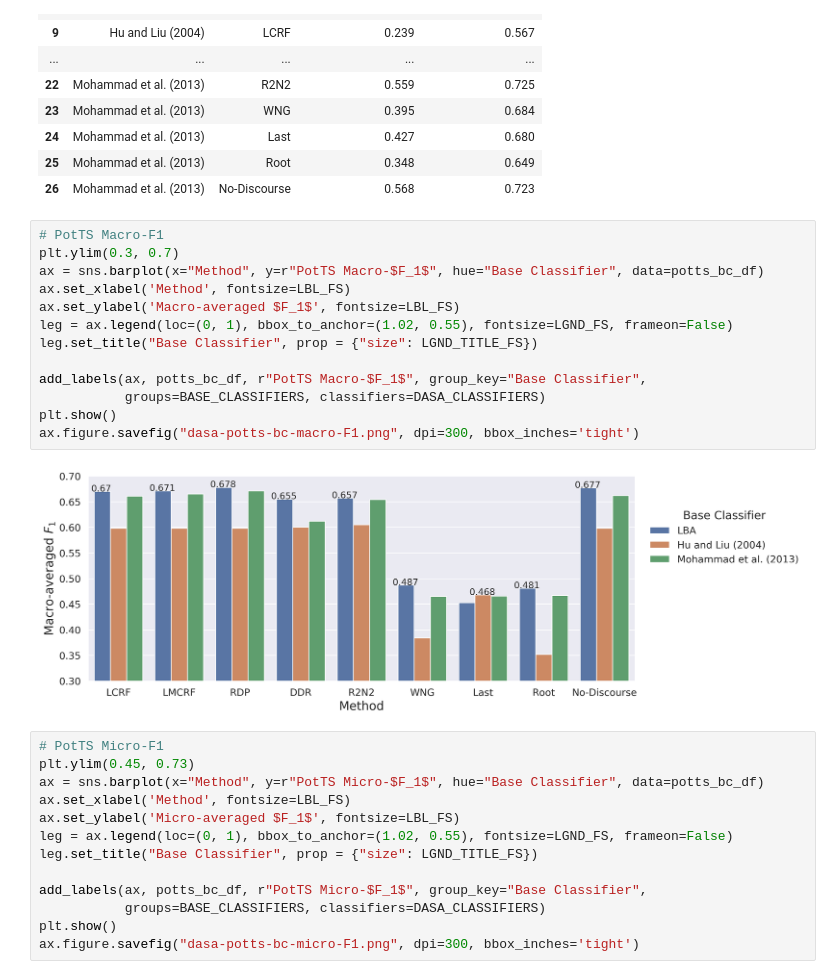
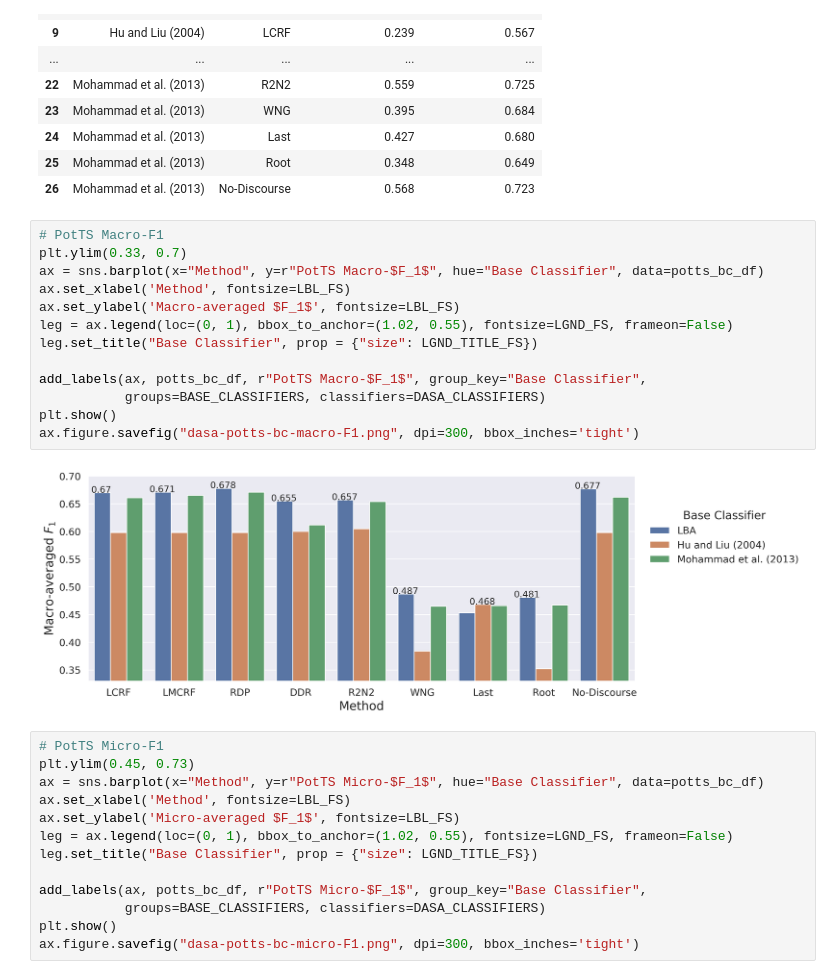
Before and after one commit to WladimirSidorenko/Dissertation, a Jupyter notebook: notebooks/dasa.ipynb, the cells around one changed output. Cells and saved outputs as stored; diff of their text form.

```diff
--- a/notebooks/dasa.ipynb
+++ b/notebooks/dasa.ipynb
@@ -691,19 +714,19 @@ sb10k_bc_df
 | 26 | Mohammad et al. (2013) | No-Discourse | 0.568 | 0.723 |
 # %%
 # PotTS Macro-F1
-plt.ylim(0.3, 0.7)
+plt.ylim(0.33, 0.7)
 ax = sns.barplot(x="Method", y=r"PotTS Macro-$F_1$", hue="Base Classifier", data=potts_bc_df)
 ax.set_xlabel('Method', fontsize=LBL_FS)
 ax.set_ylabel('Macro-averaged $F_1$', fontsize=LBL_FS)
 leg = ax.legend(loc=(0, 1), bbox_to_anchor=(1.02, 0.55), fontsize=LGND_FS, frameon=False)
 leg.set_title("Base Classifier", prop = {"size": LGND_TITLE_FS})
 
 add_labels(ax, potts_bc_df, r"PotTS Macro-$F_1$", group_key="Base Classifier",
            groups=BASE_CLASSIFIERS, classifiers=DASA_CLASSIFIERS)
 plt.show()
 ax.figure.savefig("dasa-potts-bc-macro-F1.png", dpi=300, bbox_inches='tight')
 # %% [output]
-[figure, old version]
+[figure, new version]
 # %%
 # PotTS Micro-F1
 plt.ylim(0.45, 0.73)
```
Also changed, not shown: parts of 4 cells of this notebook, 2 other files.
